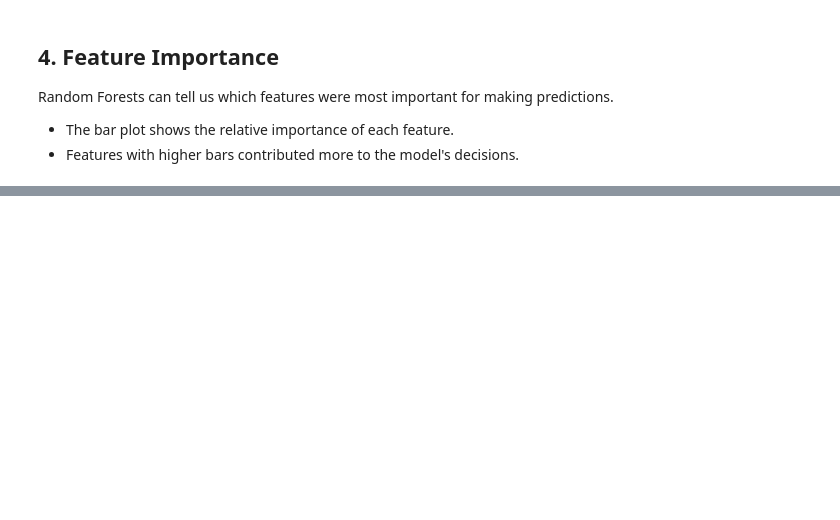
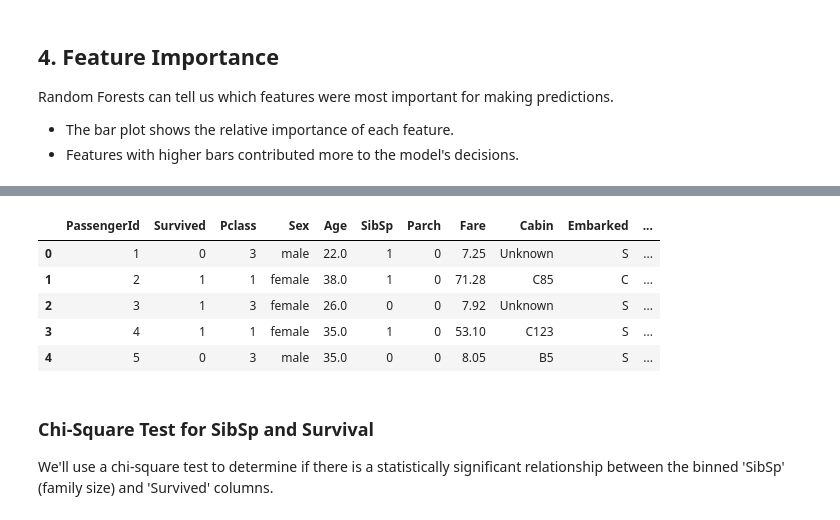
Before and after one commit to icyclestick/titanic, a Jupyter notebook: Titanic.ipynb, the cells around one changed output, grey strips where cells are left out. Saved outputs shown, nothing was run; the diff lists cells and outputs as text; code cells hidden in the pictures; blank space fills up the shorter version.

```diff
--- a/Titanic.ipynb
+++ b/Titanic.ipynb
@@ -366,19 +412,0 @@ The previous command failed because the file 'titanic_cleaned_final.csv' was not
-# %%
-import pandas as pd
-from scipy.stats import chi2_contingency
-
-# Load the cleaned dataset
-df = pd.read_csv("titanic_cleaned_final.csv")
-
-# Create a contingency table of Sex and Survived
-contingency_table_sex = pd.crosstab(df['Sex'], df['Survived'])
-
-# Perform the chi-squared test
-chi2_sex, p_sex, dof_sex, expected_sex = chi2_contingency(contingency_table_sex)
-
-# Print the results
-print("Chi-squared test results for Sex and Survival:")
-print(f"Chi-squared statistic: {chi2_sex}")
-print(f"P-value: {p_sex}")
-print(f"Degrees of freedom: {dof_sex}")
-print("Expected frequencies:\n", expected_sex)
@@ -833,0 +417,20 @@ The inferential statistical tests confirm that **Sex** and **Pclass** were highl
+# %%
+# Bin SibSp into 'Alone' and 'With Family'
+df['SibSp_grouped'] = df['SibSp'].apply(lambda x: 'Alone' if x == 0 else 'With Family')
+
+# Bin Parch into 'Alone' and 'With Family'
+df['Parch_grouped'] = df['Parch'].apply(lambda x: 'Alone' if x == 0 else 'With Family')
+
+# Show the first few rows with the new columns
+display(df.head())
+# %% [output]
+|  | PassengerId | Survived | Pclass | Sex | Age | SibSp | Parch | Fare | Cabin | Embarked | ... |
+| 0 | 1 | 0 | 3 | male | 22.0 | 1 | 0 | 7.25 | Unknown | S | ... |
+| 1 | 2 | 1 | 1 | female | 38.0 | 1 | 0 | 71.28 | C85 | C | ... |
+| 2 | 3 | 1 | 3 | female | 26.0 | 0 | 0 | 7.92 | Unknown | S | ... |
+| 3 | 4 | 1 | 1 | female | 35.0 | 1 | 0 | 53.10 | C123 | S | ... |
+| 4 | 5 | 0 | 3 | male | 35.0 | 0 | 0 | 8.05 | B5 | S | ... |
+# %% [markdown]
+### Chi-Square Test for SibSp and Survival
+
+We'll use a chi-square test to determine if there is a statistically significant relationship between the binned 'SibSp' (family size) and 'Survived' columns.
```
Also changed, not shown: parts of 76 cells of this notebook.
